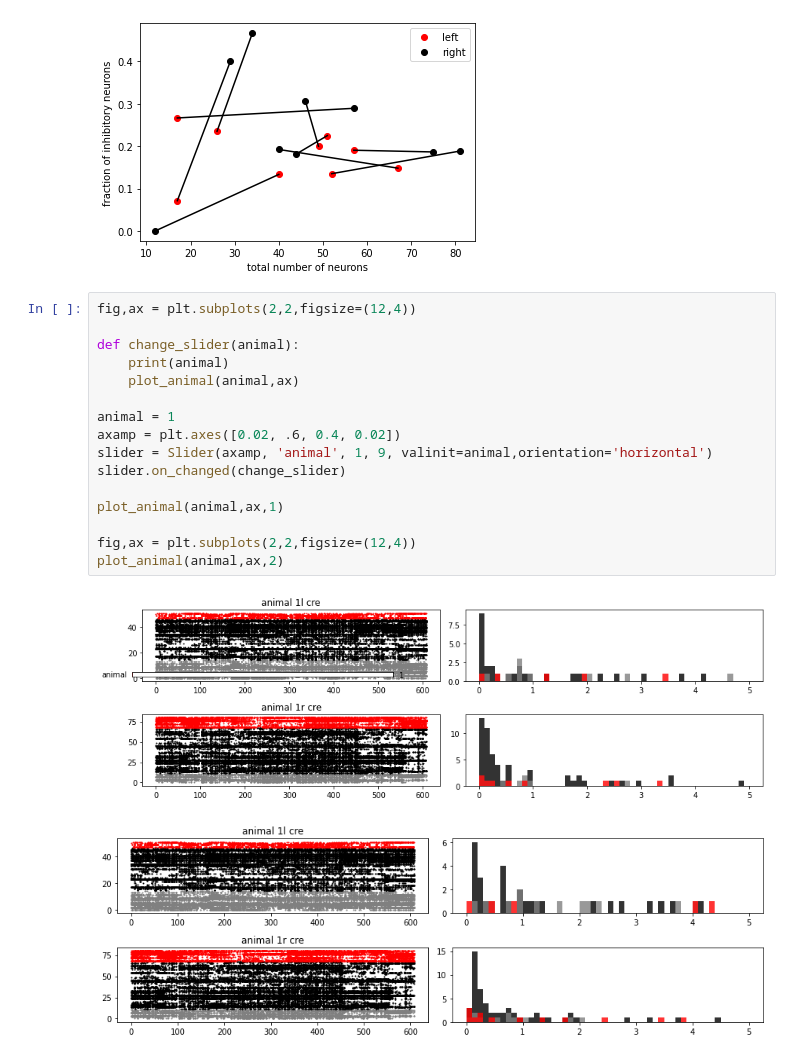
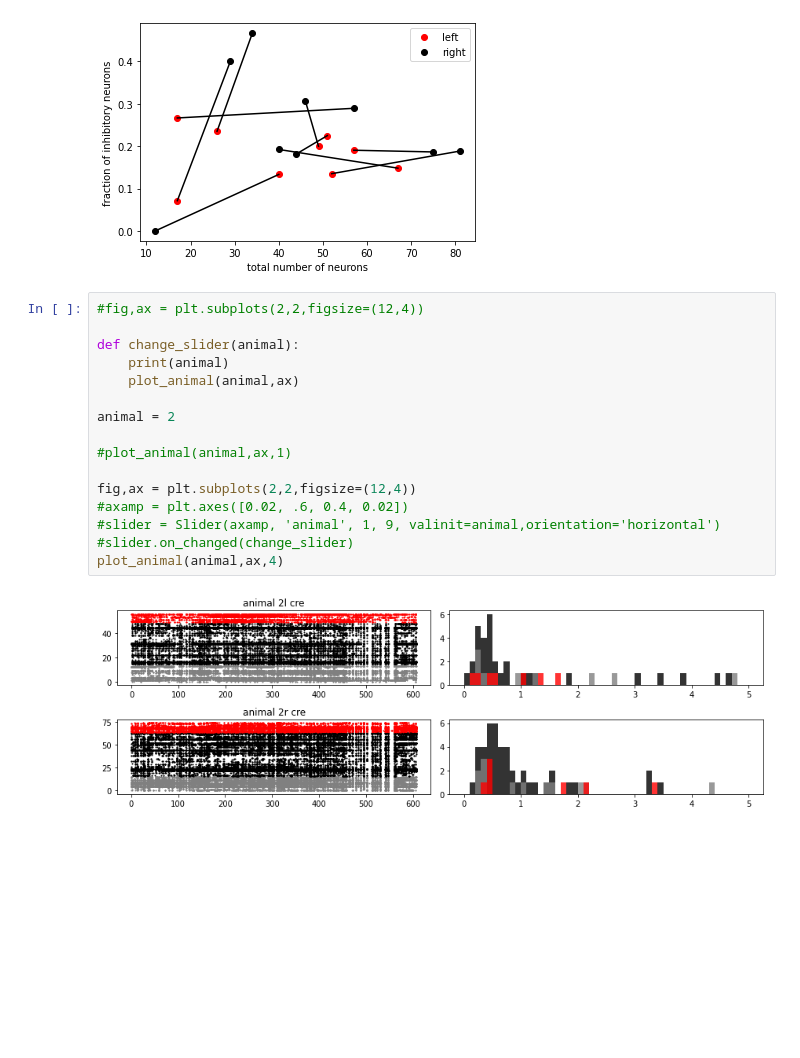
Before and after one commit to woxxel/DarkMatter, a Jupyter notebook: notebooks/spiking_data_analysis.ipynb, the cells around one changed output. Saved outputs shown, nothing was run; the diff lists cells and outputs as text; blank space fills up the shorter version.

```diff
--- a/notebooks/spiking_data_analysis.ipynb
+++ b/notebooks/spiking_data_analysis.ipynb
@@ -169,21 +169,20 @@ plt.legend()
 <matplotlib.legend.Legend at 0x...>
 [figure]
 # %%
-fig,ax = plt.subplots(2,2,figsize=(12,4))
+#fig,ax = plt.subplots(2,2,figsize=(12,4))
 
 def change_slider(animal):
     print(animal)
     plot_animal(animal,ax)
 
-animal = 1
-axamp = plt.axes([0.02, .6, 0.4, 0.02])
-slider = Slider(axamp, 'animal', 1, 9, valinit=animal,orientation='horizontal')
-slider.on_changed(change_slider)
+animal = 2
 
-plot_animal(animal,ax,1)
+#plot_animal(animal,ax,1)
 
 fig,ax = plt.subplots(2,2,figsize=(12,4))
-plot_animal(animal,ax,2)
+#axamp = plt.axes([0.02, .6, 0.4, 0.02])
+#slider = Slider(axamp, 'animal', 1, 9, valinit=animal,orientation='horizontal')
+#slider.on_changed(change_slider)
+plot_animal(animal,ax,4)
 # %% [output]
-[figure, old version]
+[figure, new version]
-[figure, removed]
```
Also changed, not shown: 3 other files.
